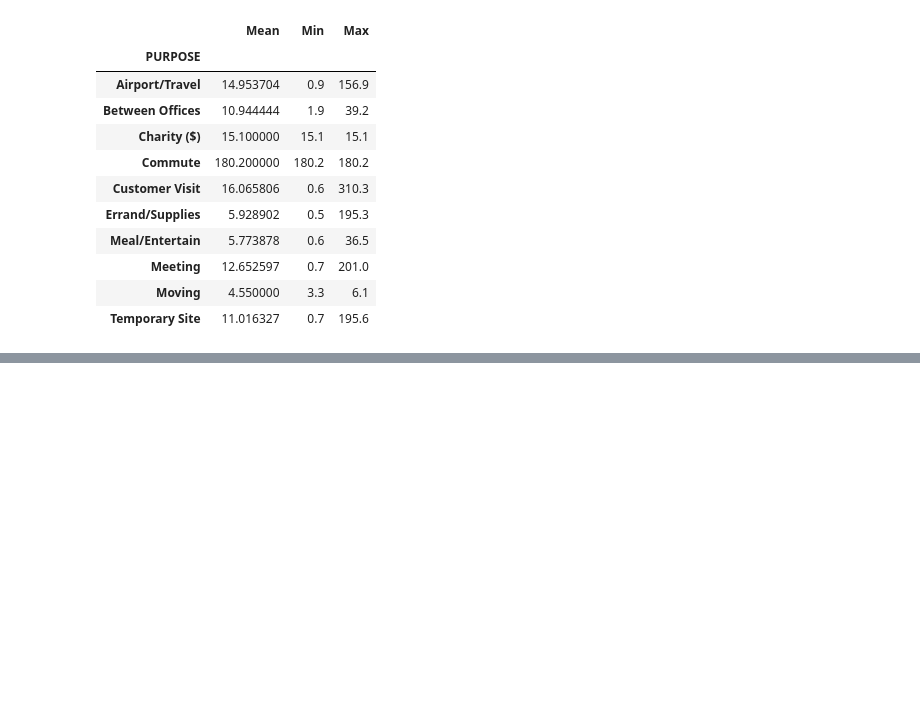
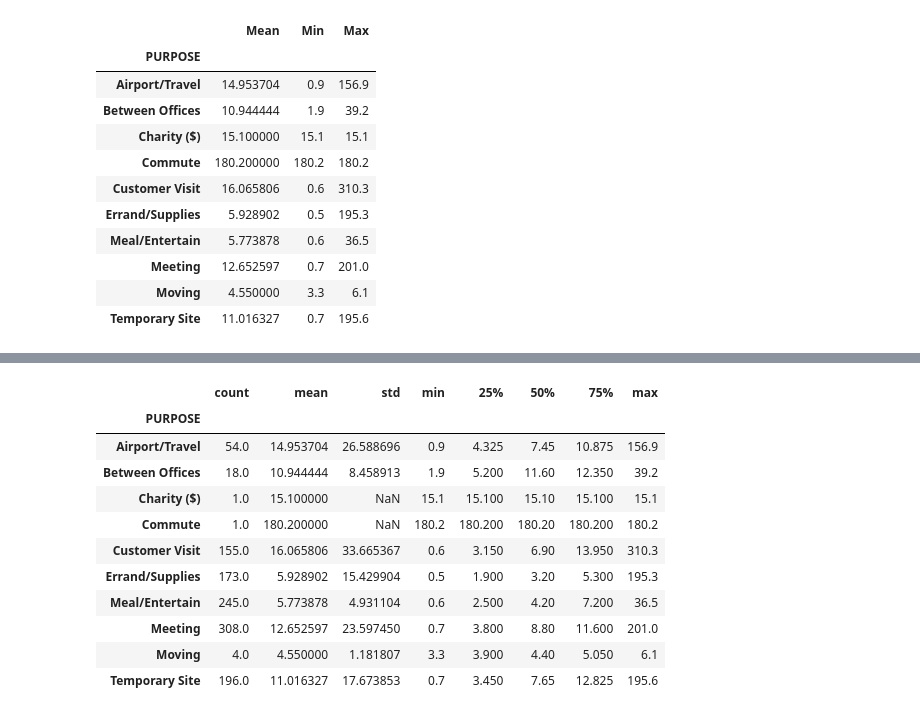
Before and after one commit to makarandsk/Uber_Analysis, a Jupyter notebook: Uber Analysis.ipynb, the cells around one changed output, grey strips where cells are left out. Cells and saved outputs as stored; diff of their text form; code cells hidden in the pictures; blank space fills up the shorter version.

```diff
--- a/Uber Analysis.ipynb
+++ b/Uber Analysis.ipynb
@@ -365,0 +382,16 @@ pd.DataFrame({'Mean':df.groupby(['PURPOSE'])['MILES'].mean(), 'Min':df.groupby([
+# %%
+#Checking statistics for each 'PURPOSE' with respect to miles
+df.groupby('PURPOSE')['MILES'].describe()
+# %% [output]
+|  | count | mean | std | min | 25% | 50% | 75% | max |
+| PURPOSE |  |  |  |  |  |  |  |  |
+| Airport/Travel | 54.0 | 14.953704 | 26.588696 | 0.9 | 4.325 | 7.45 | 10.875 | 156.9 |
+| Between Offices | 18.0 | 10.944444 | 8.458913 | 1.9 | 5.200 | 11.60 | 12.350 | 39.2 |
+| Charity ($) | 1.0 | 15.100000 | NaN | 15.1 | 15.100 | 15.10 | 15.100 | 15.1 |
+| Commute | 1.0 | 180.200000 | NaN | 180.2 | 180.200 | 180.20 | 180.200 | 180.2 |
+| Customer Visit | 155.0 | 16.065806 | 33.665367 | 0.6 | 3.150 | 6.90 | 13.950 | 310.3 |
+| Errand/Supplies | 173.0 | 5.928902 | 15.429904 | 0.5 | 1.900 | 3.20 | 5.300 | 195.3 |
+| Meal/Entertain | 245.0 | 5.773878 | 4.931104 | 0.6 | 2.500 | 4.20 | 7.200 | 36.5 |
+| Meeting | 308.0 | 12.652597 | 23.597450 | 0.7 | 3.800 | 8.80 | 11.600 | 201.0 |
+| Moving | 4.0 | 4.550000 | 1.181807 | 3.3 | 3.900 | 4.40 | 5.050 | 6.1 |
+| Temporary Site | 196.0 | 11.016327 | 17.673853 | 0.7 | 3.450 | 7.65 | 12.825 | 195.6 |
```
Also changed, not shown: parts of 15 cells of this notebook.
